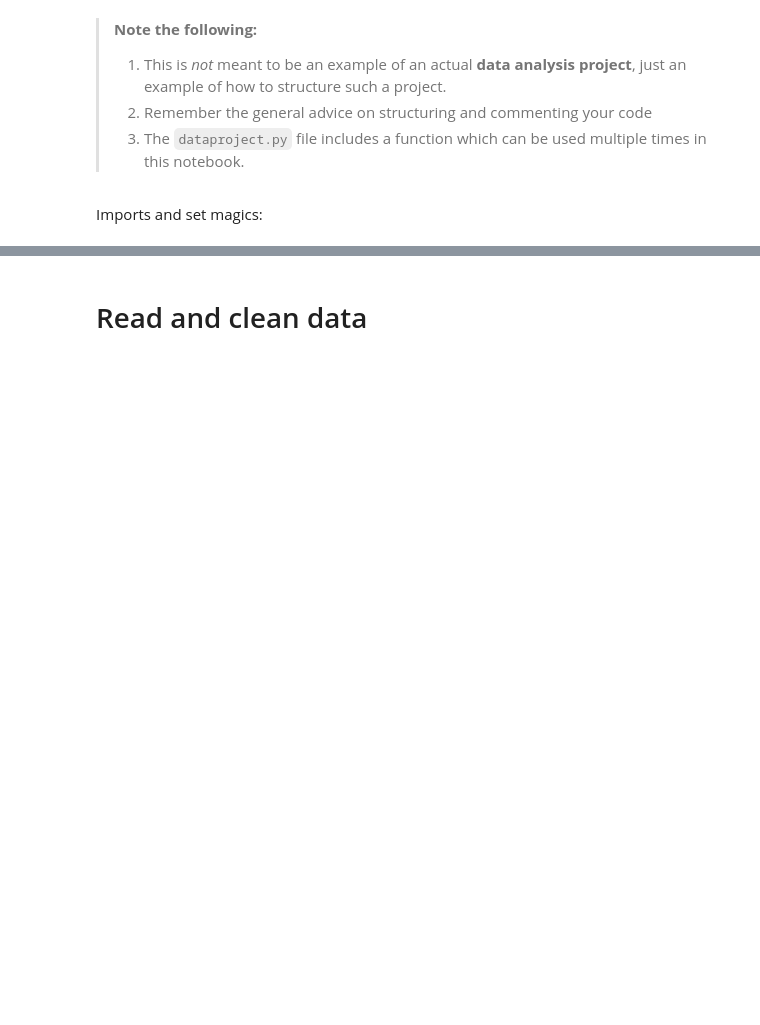
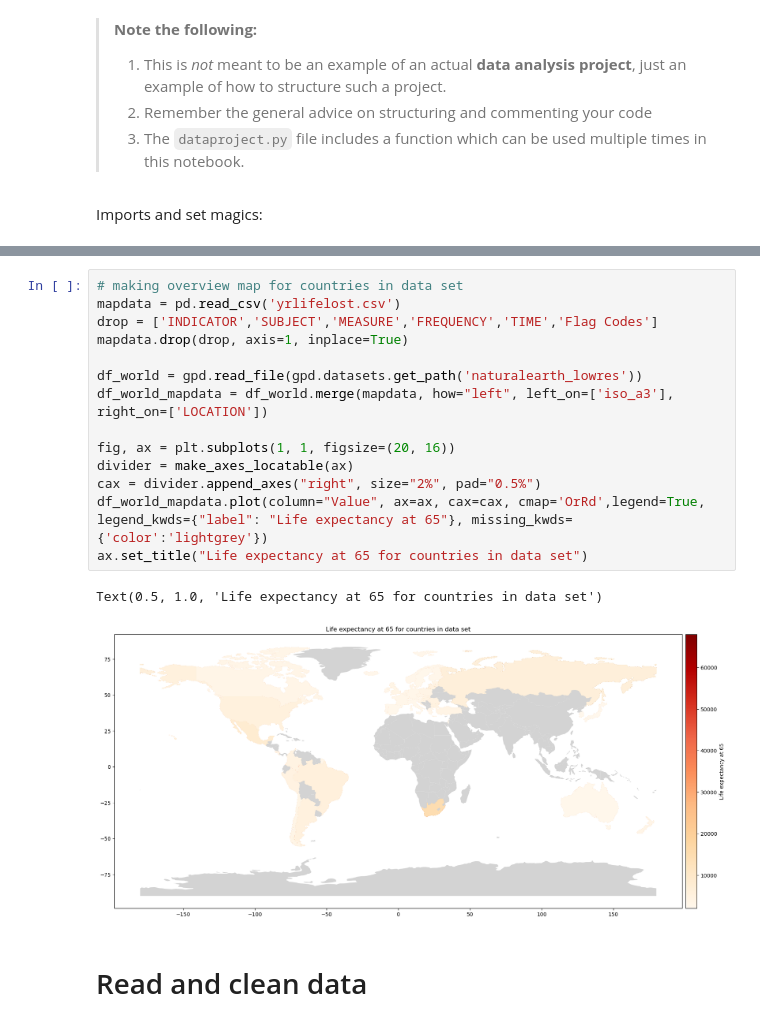
Before and after one commit to NumEconCopenhagen/projects-2023-ida-simone-elin, a Jupyter notebook: dataproject/dataproject.ipynb, the cells around one changed output, grey strips where cells are left out. Saved outputs shown, nothing was run; the diff lists cells and outputs as text; blank space fills up the shorter version.

```diff
--- a/dataproject/dataproject.ipynb
+++ b/dataproject/dataproject.ipynb
@@ -23,3 +51,20 @@ import dataproject
+# %%
+# making overview map for countries in data set
+mapdata = pd.read_csv('yrlifelost.csv')
+drop = ['INDICATOR','SUBJECT','MEASURE','FREQUENCY','TIME','Flag Codes']
+mapdata.drop(drop, axis=1, inplace=True)
+
+df_world = gpd.read_file(gpd.datasets.get_path('naturalearth_lowres'))
+df_world_mapdata = df_world.merge(mapdata, how="left", left_on=['iso_a3'], right_on=['LOCATION'])
+
+fig, ax = plt.subplots(1, 1, figsize=(20, 16))
+divider = make_axes_locatable(ax)
+cax = divider.append_axes("right", size="2%", pad="0.5%")
+df_world_mapdata.plot(column="Value", ax=ax, cax=cax, cmap='OrRd',legend=True, legend_kwds={"label": "Life expectancy at 65"}, missing_kwds={'color':'lightgrey'})
+ax.set_title("Life expectancy at 65 for countries in data set")
+# %% [output]
+Text(0.5, 1.0, 'Life expectancy at 65 for countries in data set')
+[figure, added]
 # %% [markdown]
 # Read and clean data
 # %%
```
Also changed, not shown: parts of 2 cells of this notebook, 1 other file.
